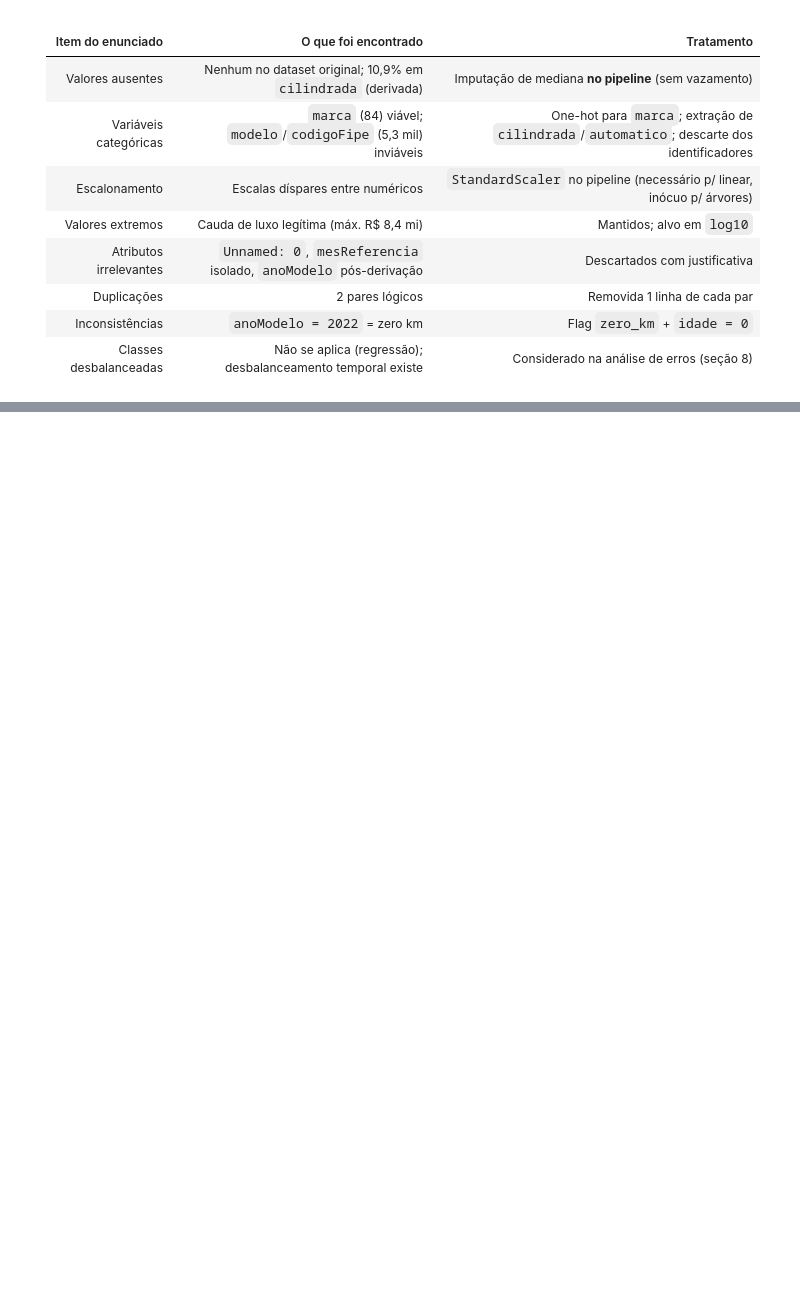
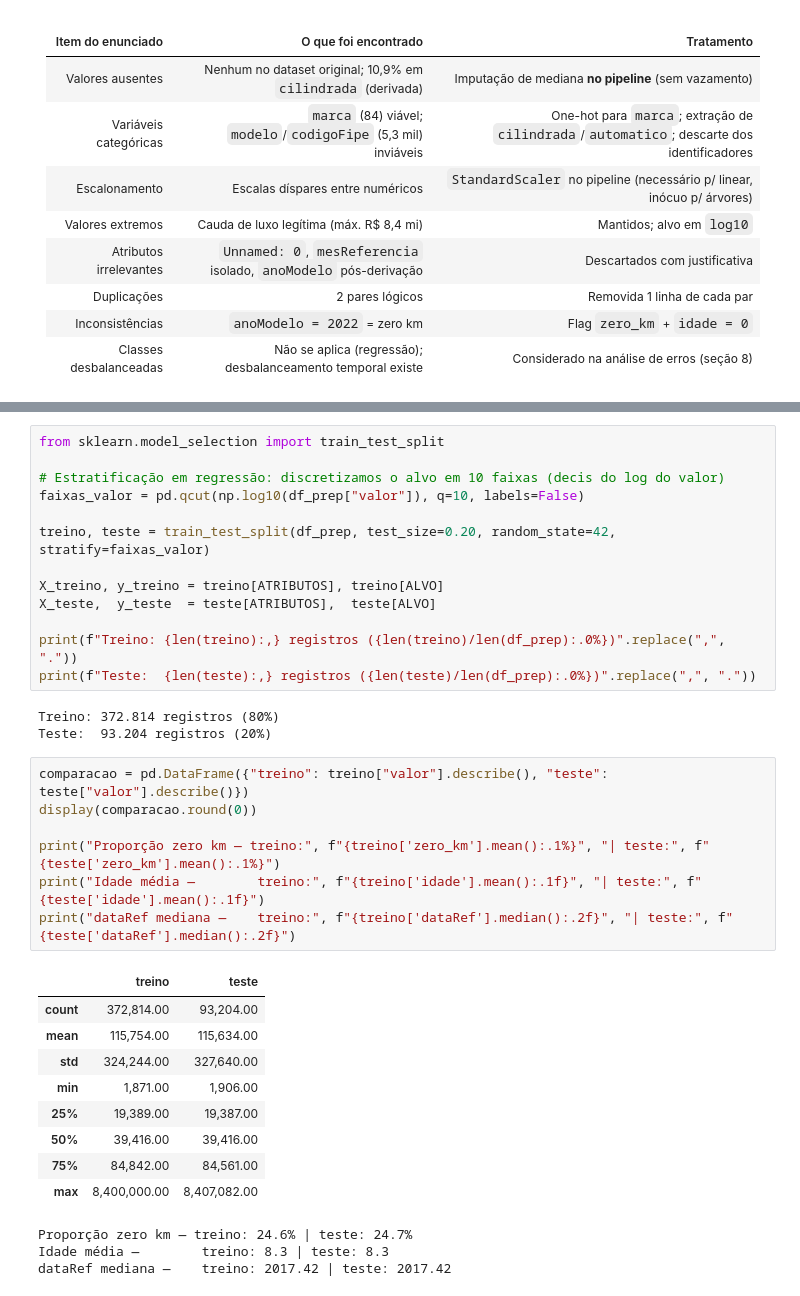
Before and after one commit to Danillitos/UFS-Trabalho-IA, a Jupyter notebook: projeto_final_fipe.ipynb, the cells around one changed output, grey strips where cells are left out. Cells and saved outputs as stored; diff of their text form; blank space fills up the shorter version.

Commit message:
Etapa 4: separação treino/teste 80/20 estratificada por faixas do alvo

```diff
--- a/projeto_final_fipe.ipynb
+++ b/projeto_final_fipe.ipynb
@@ -838,0 +858,36 @@ ColumnTransformer(transformers=[('num',
+# %%
+from sklearn.model_selection import train_test_split
+
+# Estratificação em regressão: discretizamos o alvo em 10 faixas (decis do log do valor)
+faixas_valor = pd.qcut(np.log10(df_prep["valor"]), q=10, labels=False)
+
+treino, teste = train_test_split(df_prep, test_size=0.20, random_state=42, stratify=faixas_valor)
+
+X_treino, y_treino = treino[ATRIBUTOS], treino[ALVO]
+X_teste,  y_teste  = teste[ATRIBUTOS],  teste[ALVO]
+
+print(f"Treino: {len(treino):,} registros ({len(treino)/len(df_prep):.0%})".replace(",", "."))
+print(f"Teste:  {len(teste):,} registros ({len(teste)/len(df_prep):.0%})".replace(",", "."))
+# %% [output]
+Treino: 372.814 registros (80%)
+Teste:  93.204 registros (20%)
+# %%
+comparacao = pd.DataFrame({"treino": treino["valor"].describe(), "teste": teste["valor"].describe()})
+display(comparacao.round(0))
+
+print("Proporção zero km — treino:", f"{treino['zero_km'].mean():.1%}", "| teste:", f"{teste['zero_km'].mean():.1%}")
+print("Idade média —        treino:", f"{treino['idade'].mean():.1f}", "| teste:", f"{teste['idade'].mean():.1f}")
+print("dataRef mediana —    treino:", f"{treino['dataRef'].median():.2f}", "| teste:", f"{teste['dataRef'].median():.2f}")
+# %% [output]
+|  | treino | teste |
+| count | 372,814.00 | 93,204.00 |
+| mean | 115,754.00 | 115,634.00 |
+| std | 324,244.00 | 327,640.00 |
+| min | 1,871.00 | 1,906.00 |
+| 25% | 19,389.00 | 19,387.00 |
+| 50% | 39,416.00 | 39,416.00 |
+| 75% | 84,842.00 | 84,561.00 |
+| max | 8,400,000.00 | 8,407,082.00 |
+Proporção zero km — treino: 24.6% | teste: 24.7%
+Idade média —        treino: 8.3 | teste: 8.3
+dataRef mediana —    treino: 2017.42 | teste: 2017.42
```
Also changed, not shown: parts of 2 cells of this notebook.
